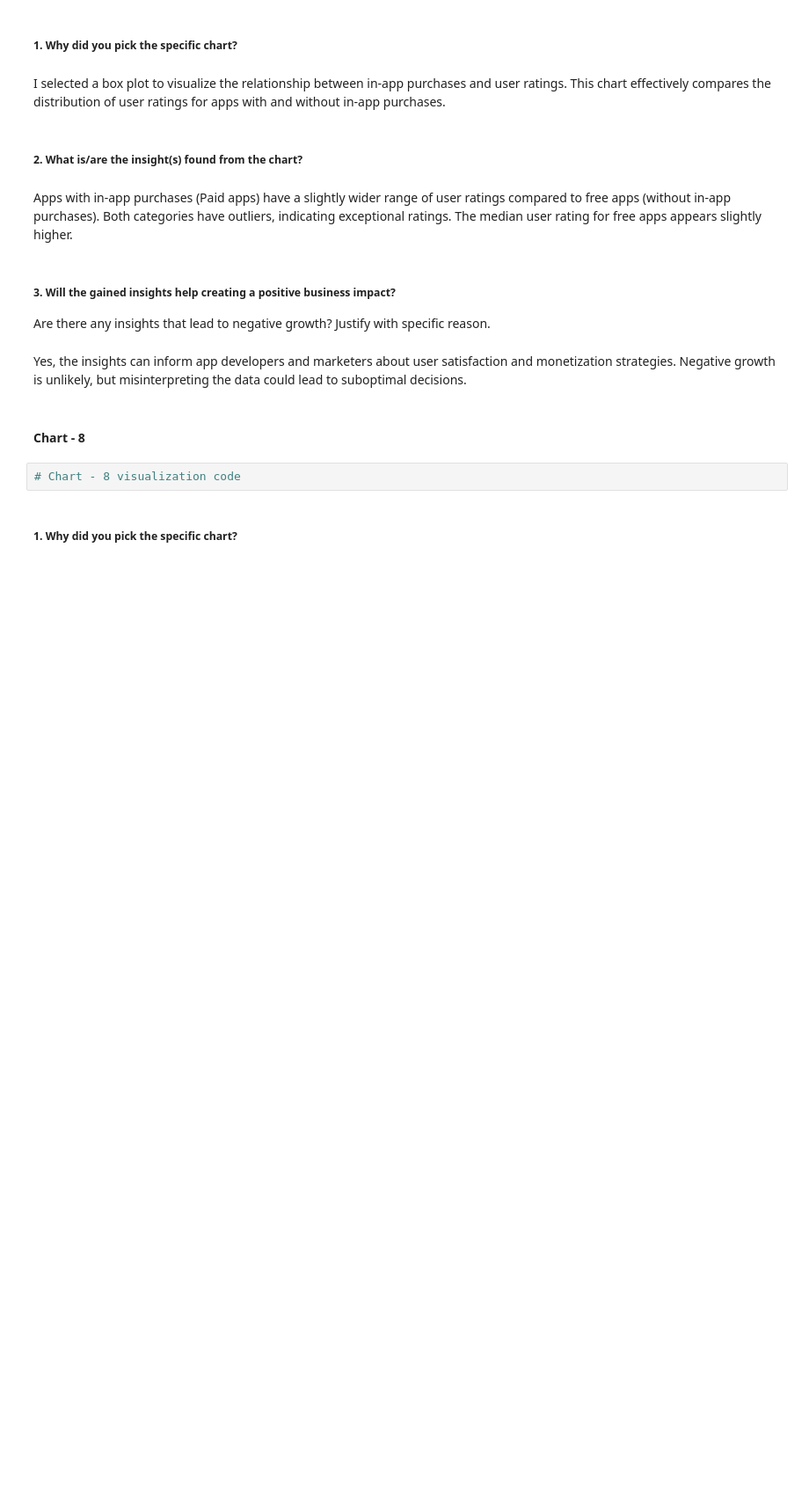
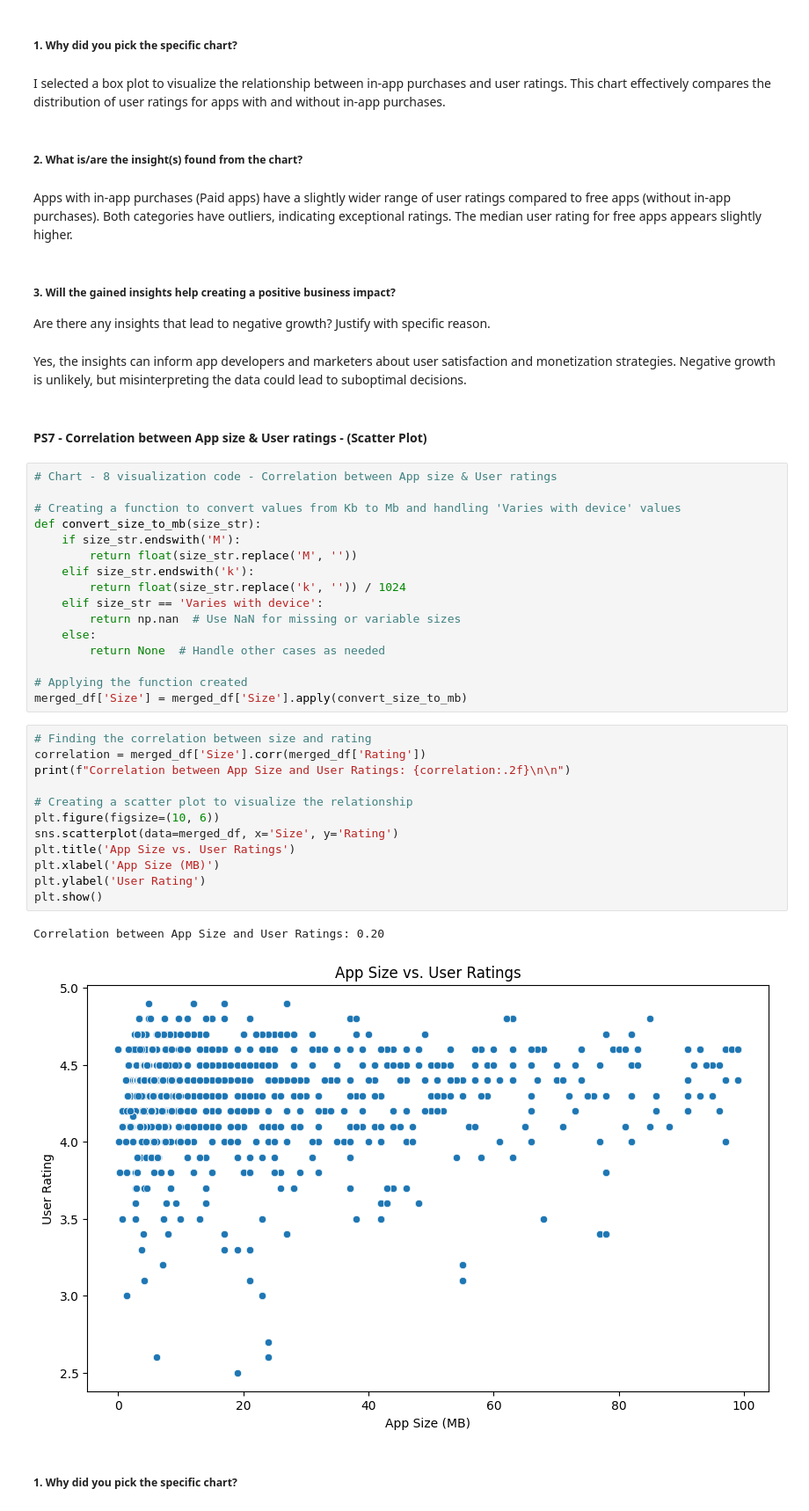
Before and after one commit to Himanshu-Bytes/Play-Store-App-Review-Analysis, a Jupyter notebook: Play_Store_App_Review_Analysis_EDA_Project.ipynb, the cells around one changed output. Shown: that part at 88% size. Saved outputs shown, nothing was run; the diff lists cells and outputs as text; blank space fills up the shorter version.

```diff
--- a/Play_Store_App_Review_Analysis_EDA_Project.ipynb
+++ b/Play_Store_App_Review_Analysis_EDA_Project.ipynb
@@ -650,9 +650,38 @@ Are there any insights that lead to negative growth? Justify with specific reaso
 # %% [markdown]
 Yes, the insights can inform app developers and marketers about user satisfaction and monetization strategies.
 Negative growth is unlikely, but misinterpreting the data could lead to suboptimal decisions.
-# %% [markdown]
-#### Chart - 8
-# %%
-# Chart - 8 visualization code
+# %% [markdown]
+#### PS7 - Correlation between App size & User ratings - (Scatter Plot)
+# %%
+# Chart - 8 visualization code - Correlation between App size & User ratings
+
+# Creating a function to convert values from Kb to Mb and handling 'Varies with device' values
+def convert_size_to_mb(size_str):
+    if size_str.endswith('M'):
+        return float(size_str.replace('M', ''))
+    elif size_str.endswith('k'):
+        return float(size_str.replace('k', '')) / 1024
+    elif size_str == 'Varies with device':
+        return np.nan  # Use NaN for missing or variable sizes
+    else:
+        return None  # Handle other cases as needed
+
+# Applying the function created
+merged_df['Size'] = merged_df['Size'].apply(convert_size_to_mb)
+# %%
+# Finding the correlation between size and rating
+correlation = merged_df['Size'].corr(merged_df['Rating'])
+print(f"Correlation between App Size and User Ratings: {correlation:.2f}\n\n")
+
+# Creating a scatter plot to visualize the relationship
+plt.figure(figsize=(10, 6))
+sns.scatterplot(data=merged_df, x='Size', y='Rating')
+plt.title('App Size vs. User Ratings')
+plt.xlabel('App Size (MB)')
+plt.ylabel('User Rating')
+plt.show()
+# %% [output]
+Correlation between App Size and User Ratings: 0.20
+[figure, added]
 # %% [markdown]
 ##### 1. Why did you pick the specific chart?
```
Also changed, not shown: parts of 6 cells of this notebook.
